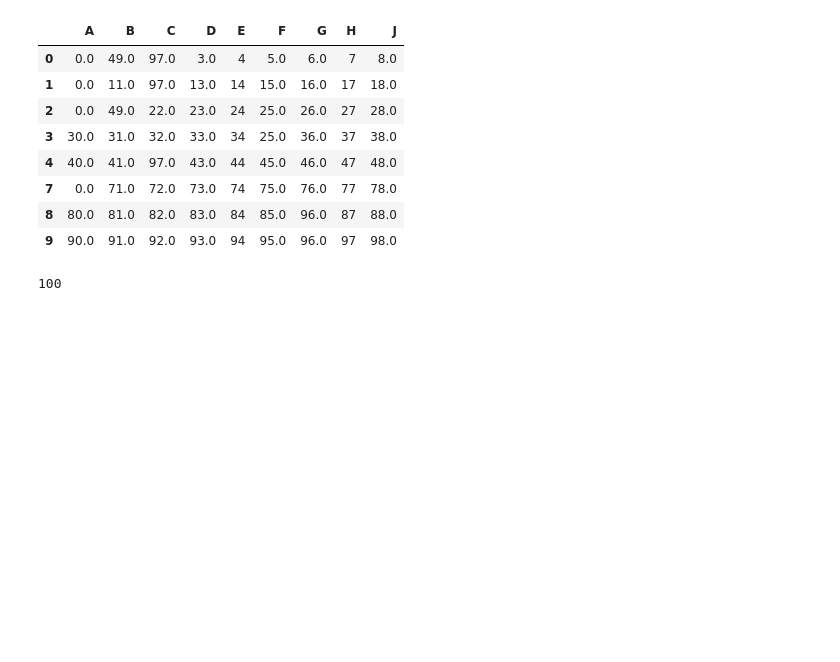
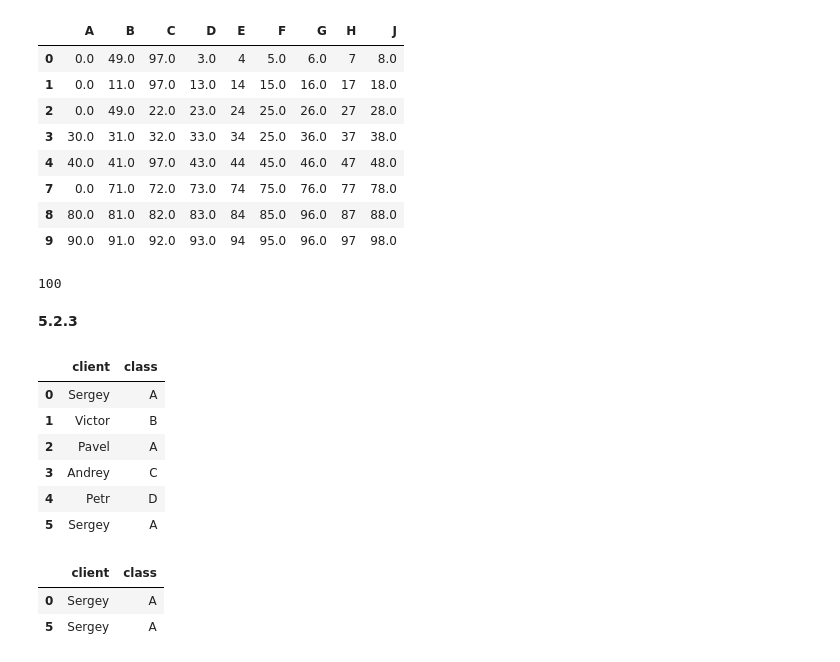
Before and after one commit to gbrs/basics_of_pandas, a Jupyter notebook: Pandas_basic.ipynb, the cells around one changed output. Drawn from its saved outputs; the diff is of its cells as text; code cells hidden in the pictures; blank space fills up the shorter version.

```diff
--- a/Pandas_basic.ipynb
+++ b/Pandas_basic.ipynb
@@ -1371,3 +1369,17 @@ solution(df)
 df.size
 # %% [output]
 100
+# %% [markdown]
+**5.2.3**
+# %%
+df = pd.DataFrame({'client': ['Sergey', 'Victor', 'Pavel', 'Andrey', 'Petr', 'Sergey'],
+                   'class': ['A', 'B', 'A', 'C', 'D', 'A']})
+df
+# %% [output]
+|  | client | class |
+| 0 | Sergey | A |
+| 1 | Victor | B |
+| 2 | Pavel | A |
+| 3 | Andrey | C |
+| 4 | Petr | D |
+| 5 | Sergey | A |
@@ -1373,0 +1390,6 @@ df.size
+# %%
+solution(df)
+# %% [output]
+|  | client | class |
+| 0 | Sergey | A |
+| 5 | Sergey | A |
```
Also changed, not shown: parts of 5 cells of this notebook.
